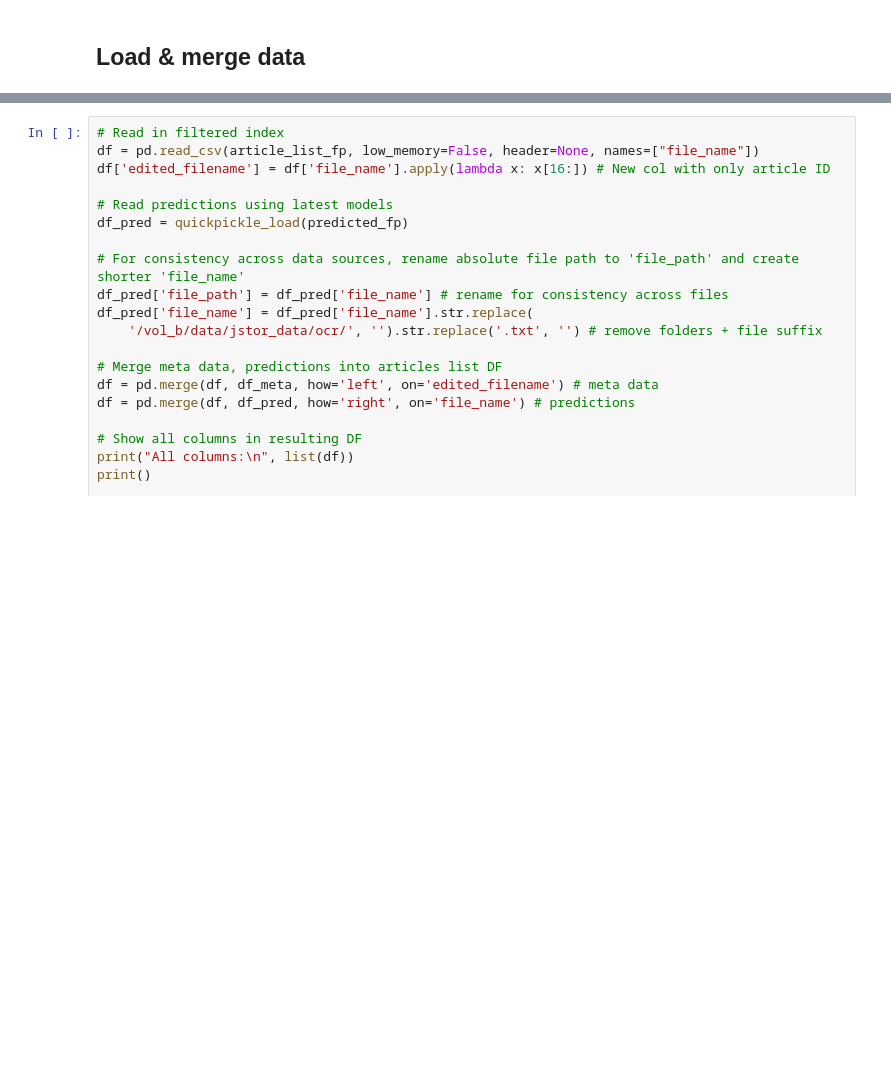
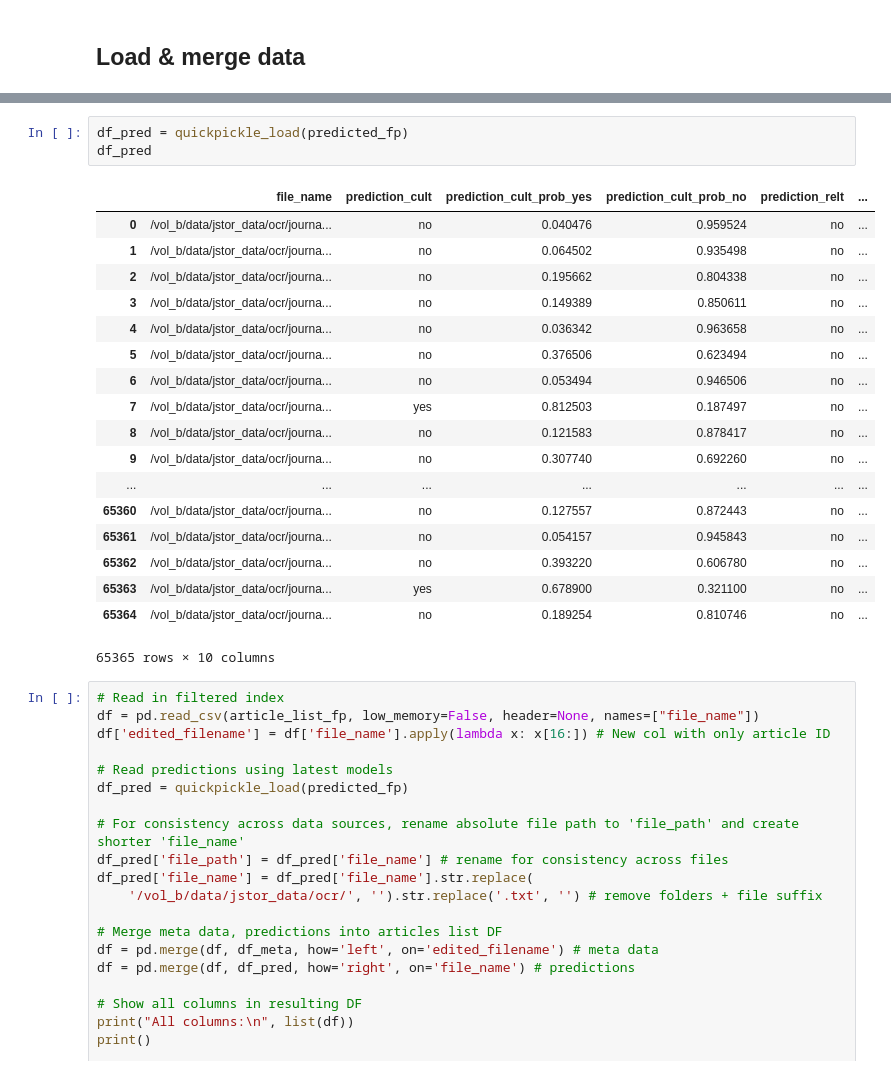
Before and after one commit to h2researchgroup/classification, a Jupyter notebook: modeling/sample_articles_with_models.ipynb, the cells around one changed output, grey strips where cells are left out. Cells and saved outputs as stored; diff of their text form; blank space fills up the shorter version.

```diff
--- a/modeling/sample_articles_with_models.ipynb
+++ b/modeling/sample_articles_with_models.ipynb
@@ -113,6 +114,28 @@ df_meta.head()
 | 2 | 10.2307_2654760 | None | https://www.jstor.org/stable/2654760 | None | Contemporary Sociology | [Sidney, Hyman P., Riv-Ellen, Ste... | Sociology | ... |
 | 3 | 10.2307_43242281 | editor's note: A KNIGHT'S TALE | https://www.jstor.org/stable/4324... | None | Corporate Knights | [Sidney, Hyman P., Riv-Ellen, Ste... | Other | ... |
 | 4 | 10.2307_42862018 | None | https://www.jstor.org/stable/4286... | None | Social Science Quarterly | [Sidney, Hyman P., Riv-Ellen, Ste... | Sociology | ... |
+# %%
+df_pred = quickpickle_load(predicted_fp)
+df_pred
+# %% [output]
+|  | file_name | prediction_cult | prediction_cult_prob_yes | prediction_cult_prob_no | prediction_relt | ... |
+| 0 | /vol_b/data/jstor_data/ocr/journa... | no | 0.040476 | 0.959524 | no | ... |
+| 1 | /vol_b/data/jstor_data/ocr/journa... | no | 0.064502 | 0.935498 | no | ... |
+| 2 | /vol_b/data/jstor_data/ocr/journa... | no | 0.195662 | 0.804338 | no | ... |
+| 3 | /vol_b/data/jstor_data/ocr/journa... | no | 0.149389 | 0.850611 | no | ... |
+| 4 | /vol_b/data/jstor_data/ocr/journa... | no | 0.036342 | 0.963658 | no | ... |
+| 5 | /vol_b/data/jstor_data/ocr/journa... | no | 0.376506 | 0.623494 | no | ... |
+| 6 | /vol_b/data/jstor_data/ocr/journa... | no | 0.053494 | 0.946506 | no | ... |
+| 7 | /vol_b/data/jstor_data/ocr/journa... | yes | 0.812503 | 0.187497 | no | ... |
+| 8 | /vol_b/data/jstor_data/ocr/journa... | no | 0.121583 | 0.878417 | no | ... |
+| 9 | /vol_b/data/jstor_data/ocr/journa... | no | 0.307740 | 0.692260 | no | ... |
+| ... | ... | ... | ... | ... | ... | ... |
+| 65360 | /vol_b/data/jstor_data/ocr/journa... | no | 0.127557 | 0.872443 | no | ... |
+| 65361 | /vol_b/data/jstor_data/ocr/journa... | no | 0.054157 | 0.945843 | no | ... |
+| 65362 | /vol_b/data/jstor_data/ocr/journa... | no | 0.393220 | 0.606780 | no | ... |
+| 65363 | /vol_b/data/jstor_data/ocr/journa... | yes | 0.678900 | 0.321100 | no | ... |
+| 65364 | /vol_b/data/jstor_data/ocr/journa... | no | 0.189254 | 0.810746 | no | ... |
+65365 rows × 10 columns
 # %%
 # Read in filtered index
 df = pd.read_csv(article_list_fp, low_memory=False, header=None, names=["file_name"])
```
Also changed, not shown: parts of 19 cells of this notebook.
